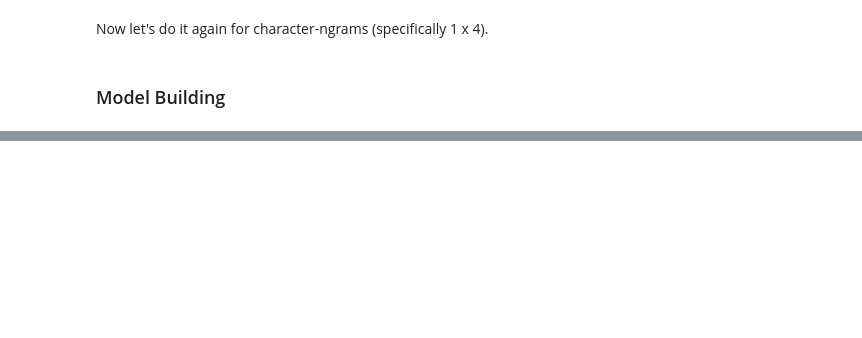
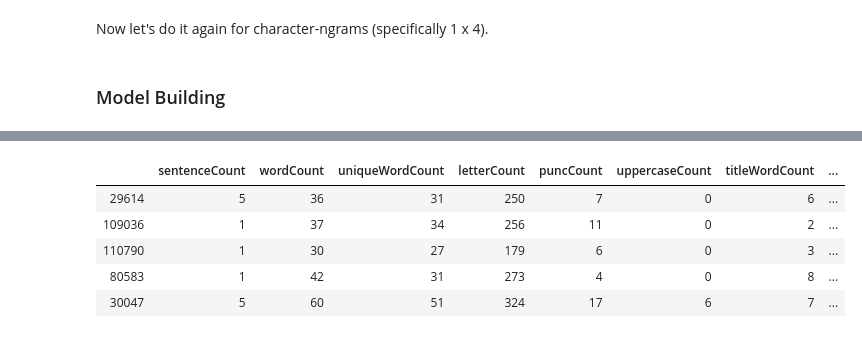
Before and after one commit to HYPERTONE/Analytics, a Jupyter notebook: Toxic Comments NLP/Toxic Comments.ipynb, the cells around one changed output, grey strips where cells are left out. Saved outputs shown, nothing was run; the diff lists cells and outputs as text; code cells hidden in the pictures; blank space fills up the shorter version.

```diff
--- a/Toxic Comments NLP/Toxic Comments.ipynb
+++ b/Toxic Comments NLP/Toxic Comments.ipynb
@@ -775,0 +889,25 @@ target_y = trainTags[TARGET_COLS]
+# %%
+model = LogisticRegression(C=3)
+
+X_train, X_valid, y_train, y_valid = train_test_split(target_x, target_y, test_size=0.33, random_state=42)
+
+train_loss = []
+valid_loss = []
+importance=[]
+preds_train = np.zeros((X_train.shape[0], y_train.shape[1]))
+preds_valid = np.zeros((X_valid.shape[0], y_valid.shape[1]))
+
+for i, j in enumerate(TARGET_COLS):
+    print('Class: {} '.format(j))
+    model.fit(X_train,y_train[j])
+    preds_valid[:,i] = model.predict_proba(X_valid)[:,1]
+    preds_train[:,i] = model.predict_proba(X_train)[:,1]
+    train_loss_class=log_loss(y_train[j],preds_train[:,i])
+    valid_loss_class=log_loss(y_valid[j],preds_valid[:,i])
+    print('Train loss: {}'.format(train_loss_class))
+    print('Valid loss {}'.format(valid_loss_class))
+    importance.append(model.coef_)
+    train_loss.append(train_loss_class)
+    valid_loss.append(valid_loss_class)
+print('mean column-wise loss (Train): {}'.format(np.mean(train_loss)))
+print('mean column-wise loss (Test): {}'.format(np.mean(valid_loss)))
@@ -775,0 +1010,9 @@ target_y = trainTags[TARGET_COLS]
+# %%
+X_train.head()
+# %% [output]
+|  | sentenceCount | wordCount | uniqueWordCount | letterCount | puncCount | uppercaseCount | titleWordCount | ... |
+| 29614 | 5 | 36 | 31 | 250 | 7 | 0 | 6 | ... |
+| 109036 | 1 | 37 | 34 | 256 | 11 | 0 | 2 | ... |
+| 110790 | 1 | 30 | 27 | 179 | 6 | 0 | 3 | ... |
+| 80583 | 1 | 42 | 31 | 273 | 4 | 0 | 8 | ... |
+| 30047 | 5 | 60 | 51 | 324 | 17 | 6 | 7 | ... |
```
Also changed, not shown: parts of 47 cells of this notebook.
